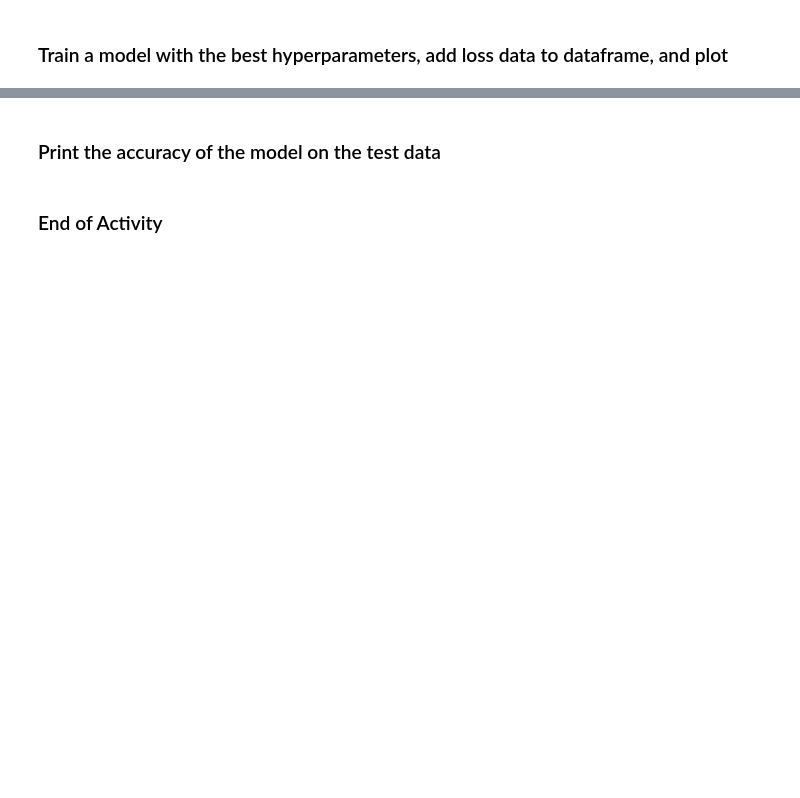
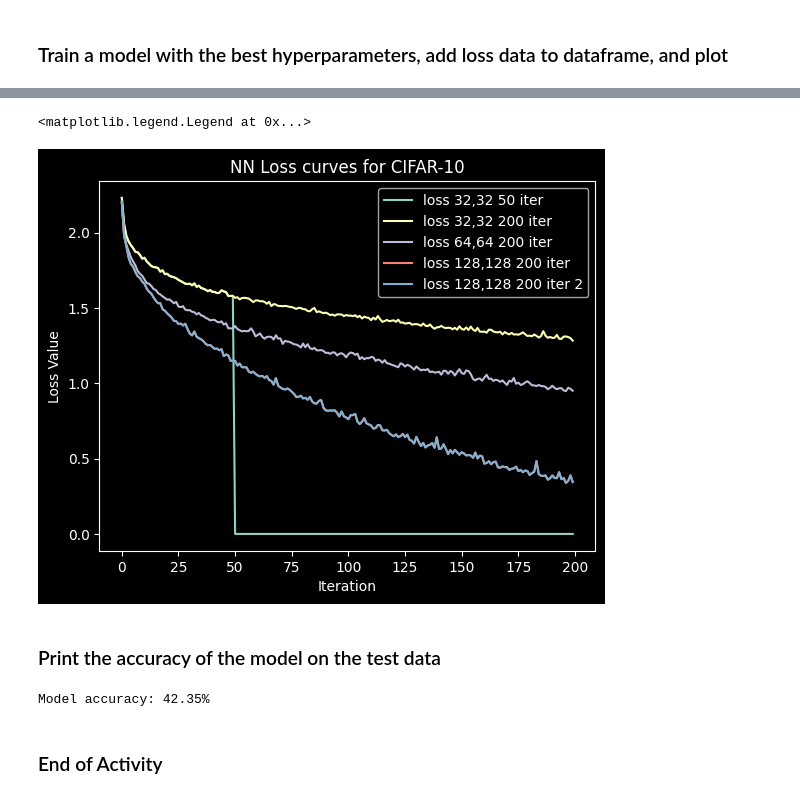
Before and after one commit to UH-MBBE/BE-491-Lecture-21, a Jupyter notebook: L21_notes.ipynb, the cells around one changed output, grey strips where cells are left out. Drawn from its saved outputs; the diff is of its cells as text; code cells hidden in the pictures; blank space fills up the shorter version.

```diff
--- a/L21_notes.ipynb
+++ b/L21_notes.ipynb
@@ -173,10 +434,20 @@ max_iter: 100
 Use three fold cross validation.
 # %%
 # import the GridSearchCV
-
 from sklearn.model_selection import GridSearchCV
 
 # define params for the GridSearchCV
+params = {
+  'hidden_layer_sizes': [(128,128)],
+  'activation': ['tanh', 'relu'],
+  'learning_rate': ['constant', 'adaptive'],
+}
+
 
 
 # Initialize the model, and run grid search
+model = MLPClassifier(max_iter=200, random_state=42)
+grid_search = GridSearchCV(model, params, verbose=10, n_jobs=-1)
+
+# Train the model
+grid_search.fit(X_train, y_train)
@@ -185,2 +506,18 @@ from sklearn.model_selection import GridSearchCV
 # %% [markdown]
 ### Train a model with the best hyperparameters, add loss data to dataframe, and plot
+# %%
+# Initialize the model with new (128 by 128) hidden layer sizes and 200 iterations (max_iter=200), train it, and add to loss_df
+model = MLPClassifier(
+  hidden_layer_sizes=(128,128),
+  activation='relu',
+  max_iter=200,
+  random_state=42,
+  learning_rate='constant',
+  verbose=True
+)
+
+# Train the model
+model.fit(X_train, y_train)
+
+# create loss_4 column in loss_df and plot the updated loss curves
+loss_df['loss_5'] = model.loss_curve_
@@ -187,4 +542,22 @@ from sklearn.model_selection import GridSearchCV
+# %%
+# plot the updated loss curves
+plt.plot(loss_df)
+plt.title('NN Loss curves for CIFAR-10')
+plt.xlabel('Iteration')
+plt.ylabel('Loss Value')
+plt.legend(['loss 32,32 50 iter', 'loss 32,32 200 iter', 'loss 64,64 200 iter', 'loss 128,128 200 iter', 'loss 128,128 200 iter 2'])
+# %% [output]
+<matplotlib.legend.Legend at 0x...>
+[figure, added]
 # %% [markdown]
 ### Print the accuracy of the model on the test data
+# %%
+y_pred = model.predict(X_test)
+
+accuracy = accuracy_score(y_test, y_pred)
+
+print(f'Model accuracy: {accuracy:.2%}')
+# %% [output]
+Model accuracy: 42.35%
 # %% [markdown]
 ### End of Activity
```
Also changed, not shown: parts of 27 cells of this notebook.
